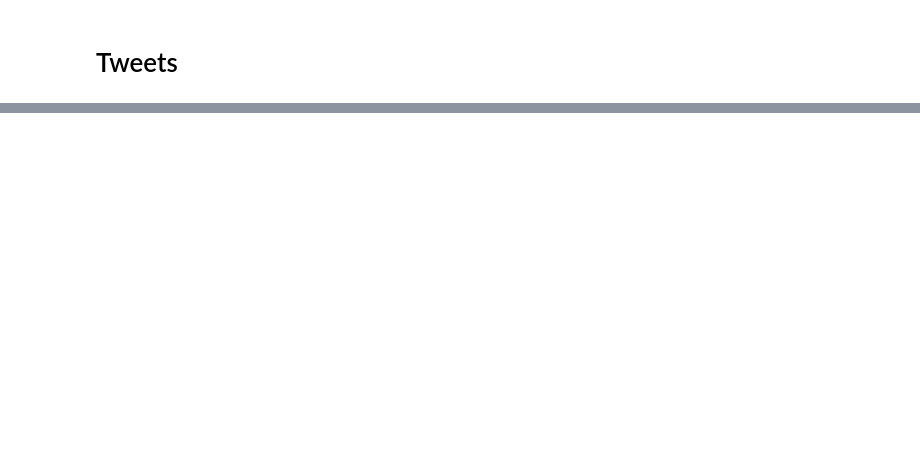
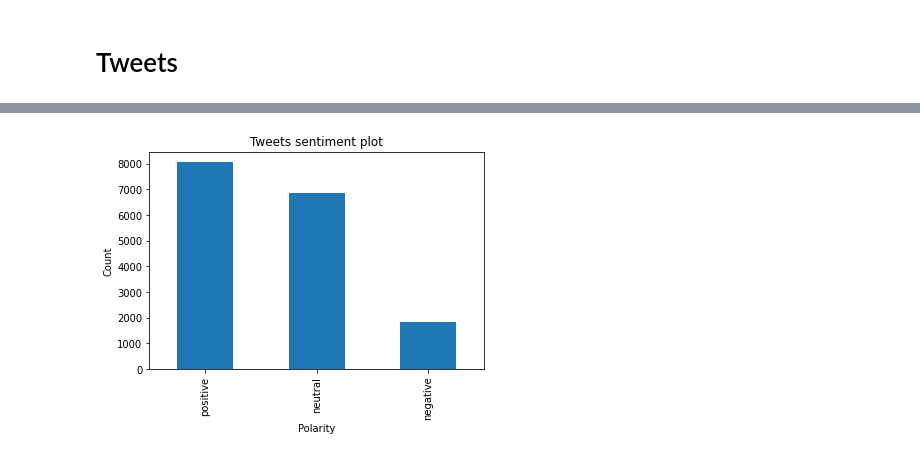
Before and after one commit to nyu-tandon-capstone/crypto-team4, a Jupyter notebook: notebooks/Tweets.ipynb, the cells around one changed output, grey strips where cells are left out. Drawn from its saved outputs; the diff is of its cells as text; code cells hidden in the pictures; blank space fills up the shorter version.

Commit message:
sentiment update

```diff
--- a/notebooks/Tweets.ipynb
+++ b/notebooks/Tweets.ipynb
@@ -94,0 +126,41 @@ MemoryError: Cannot allocate write+execute memory for ffi.callback(). You might
+# %%
+# create a column to store the clean tweets
+text_data['cleaned_tweets'] = text_data['tweets'].apply(text_clean)
+# %%
+# using textblob to do sentiment analysis
+from textblob import TextBlob
+
+# create a function to get subjectivity
+# subjectivity is in range [0,1]
+def getSubjectivity(tweet):
+  return TextBlob(tweet).sentiment.subjectivity
+
+# create a function to get the polarity
+# polarity is in range [-1,1]
+def getPolarity(tweet):
+  return TextBlob(tweet).sentiment.polarity
+
+# create a function to get sentiment text based on polarity
+def getSentiment(score):
+  if score < 0:
+    return 'negative'
+  elif score == 0:
+    return 'neutral'
+  else:
+    return 'positive'
+# %%
+# create two new columns called "Subjectivity" & "Polarity"
+text_data['subjectivity'] = text_data['cleaned_tweets'].apply(getSubjectivity)
+text_data['polarity'] = text_data['cleaned_tweets'].apply(getPolarity)
+# %%
+# create a column to store the text sentiment
+text_data['sentiment'] = text_data['polarity'].apply(getSentiment)
+# %%
+# bar plot of sentiment
+text_data['sentiment'].value_counts().plot(kind="bar")
+plt.title("Tweets sentiment plot")
+plt.xlabel("Polarity")
+plt.ylabel("Count")
+plt.show()
+# %% [output]
+[figure, added]
```
Also changed, not shown: parts of 25 cells of this notebook, 3 other files.
